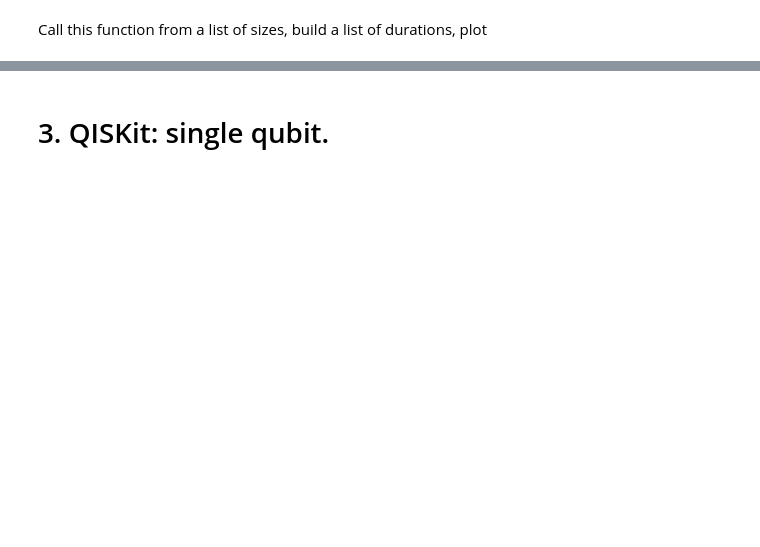
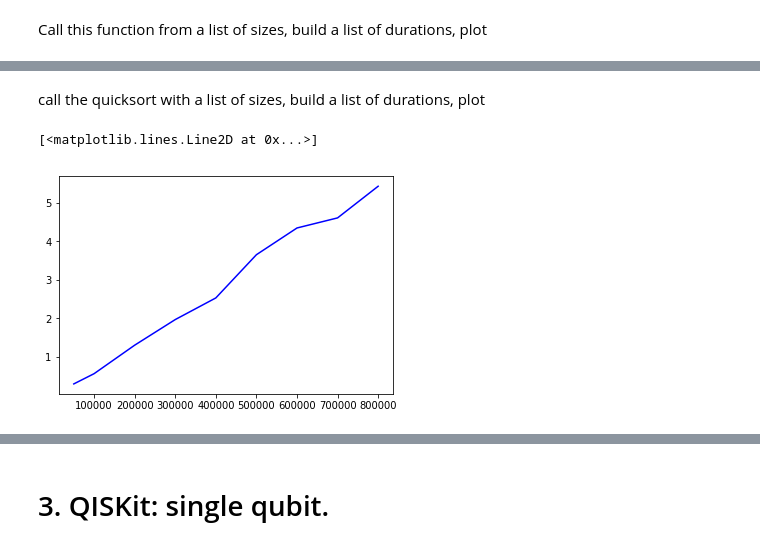
Before and after one commit to AzizNgoueya/20190410, a Jupyter notebook: ECOLE42 QISKit Hello Quantum World!.ipynb, the cells around one changed output, grey strips where cells are left out. Cells and saved outputs as stored; diff of their text form; code cells hidden in the pictures; blank space fills up the shorter version.

```diff
--- a/ECOLE42 QISKit Hello Quantum World!.ipynb
+++ b/ECOLE42 QISKit Hello Quantum World!.ipynb
@@ -252,0 +316,58 @@ Elle prend un tableau, et 2 positions de l'array et tant queles 2 positions sont
+# %% [markdown]
+call the quicksort with a list of sizes, build a list of durations, plot
+# %%
+import random
+import time
+import matplotlib.pyplot as plt
+
+def swap(arr,i,j):
+    ### swaps i and j values in array a
+    t = arr[i]
+    arr[i] = arr[j]
+    arr[j] = t
+
+def quicksort(arr, start, end):
+    if start >= end:
+        # done
+        return
+    # calculate pivot index with the partition function
+    index = partition(arr, start, end)
+    # call quicksort for both sides of the pivot index.
+    # left part
+    quicksort(arr,start,index - 1)
+    # right part
+    quicksort(arr,index + 1, end)
+
+def partition(arr,s,e):
+    # initialize pivot index to the left
+    pivotindex = s
+    # initialize pivot value to the value of the rightmost element
+    pivotvalue = arr[e]
+    # for all elements if their value is lower than pivot value
+    # put the value to the current pivotindex (left at beginning, and increment pivotindex)
+    # when this is done put the pivotvalue at the pivotindex position
+    # return that position so we can have the next iteration on left
+    # and right parts relative to the pivotindex.
+    for i in range (s,e):
+        if arr[i] < pivotvalue:
+            swap(arr,i,pivotindex)
+            pivotindex +=1
+    swap(arr,pivotindex,e)
+    return pivotindex
+
+def get_quicksort_time(n):
+    arr = [random.random() for i in range(n)]
+    start_time = time.time()
+    quicksort(arr,0,n-1)
+    end_time = time.time()
+    return  end_time - start_time
+
+times = []
+sizes = [50000,100000,200000,300000,400000,500000,600000,700000,800000]
+for n in sizes:
+    times.append(get_quicksort_time(n))
+
+plt.plot(sizes,times,color="blue")
+# %% [output]
+[<matplotlib.lines.Line2D at 0x...>]
+[figure, added]
```
Also changed, not shown: parts of 53 cells of this notebook.
